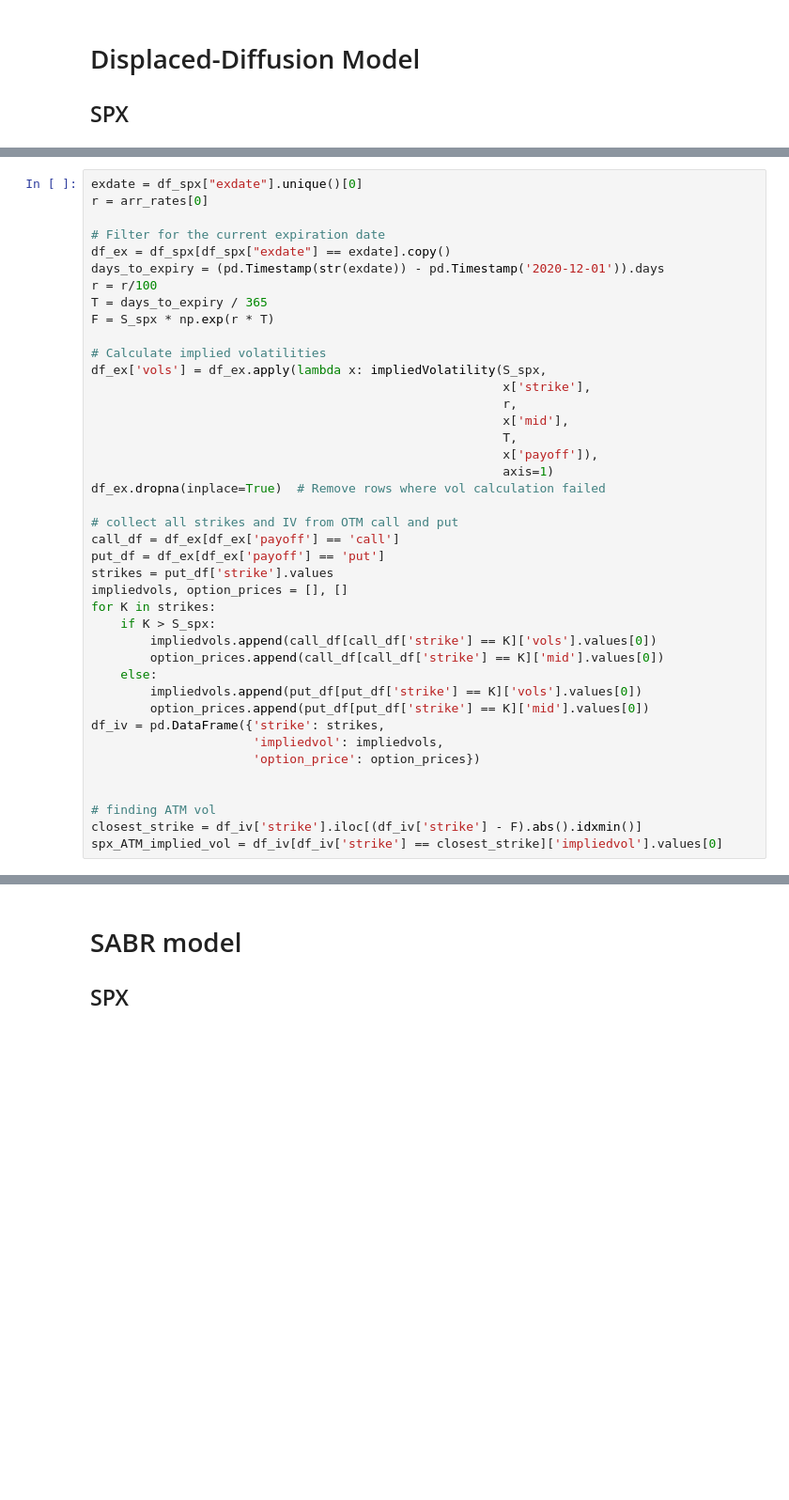
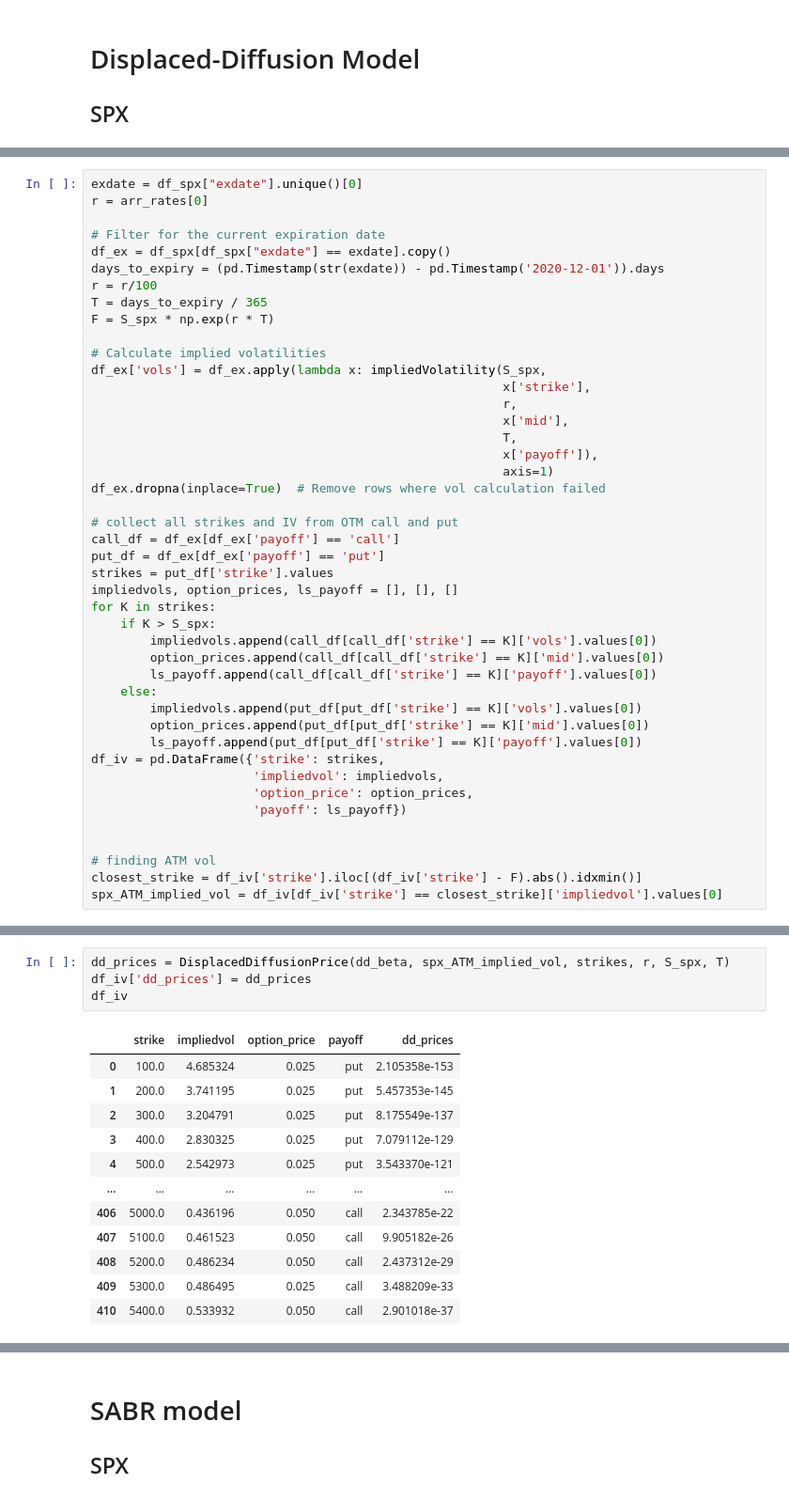
Before and after one commit to changjulian17/mqf_practice, a Jupyter notebook: QF620_Stochastic Modelling_in_Finance/Project/Part2_v3.ipynb, the cells around one changed output, grey strips where cells are left out. Shown at 94% size. Saved outputs shown, nothing was run; the diff lists cells and outputs as text; blank space fills up the shorter version.

```diff
--- a/QF620_Stochastic Modelling_in_Finance/Project/Part2_v3.ipynb
+++ b/QF620_Stochastic Modelling_in_Finance/Project/Part2_v3.ipynb
@@ -346,17 +361,20 @@ df_ex.dropna(inplace=True)  # Remove rows where vol calculation failed
 call_df = df_ex[df_ex['payoff'] == 'call']
 put_df = df_ex[df_ex['payoff'] == 'put']
 strikes = put_df['strike'].values
-impliedvols, option_prices = [], []
+impliedvols, option_prices, ls_payoff = [], [], []
 for K in strikes:
     if K > S_spx:
         impliedvols.append(call_df[call_df['strike'] == K]['vols'].values[0])
         option_prices.append(call_df[call_df['strike'] == K]['mid'].values[0])
+        ls_payoff.append(call_df[call_df['strike'] == K]['payoff'].values[0])
     else:
         impliedvols.append(put_df[put_df['strike'] == K]['vols'].values[0])
         option_prices.append(put_df[put_df['strike'] == K]['mid'].values[0])
+        ls_payoff.append(put_df[put_df['strike'] == K]['payoff'].values[0])
 df_iv = pd.DataFrame({'strike': strikes,
                       'impliedvol': impliedvols,
-                      'option_price': option_prices})
+                      'option_price': option_prices,
+                      'payoff': ls_payoff})
 
 
 # finding ATM vol
@@ -392,0 +399,17 @@ ValueError: Length of values (1) does not match length of index (411)
+# %%
+dd_prices = DisplacedDiffusionPrice(dd_beta, spx_ATM_implied_vol, strikes, r, S_spx, T)
+df_iv['dd_prices'] = dd_prices
+df_iv
+# %% [output]
+|  | strike | impliedvol | option_price | payoff | dd_prices |
+| 0 | 100.0 | 4.685324 | 0.025 | put | 2.105358e-153 |
+| 1 | 200.0 | 3.741195 | 0.025 | put | 5.457353e-145 |
+| 2 | 300.0 | 3.204791 | 0.025 | put | 8.175549e-137 |
+| 3 | 400.0 | 2.830325 | 0.025 | put | 7.079112e-129 |
+| 4 | 500.0 | 2.542973 | 0.025 | put | 3.543370e-121 |
+| ... | ... | ... | ... | ... | ... |
+| 406 | 5000.0 | 0.436196 | 0.050 | call | 2.343785e-22 |
+| 407 | 5100.0 | 0.461523 | 0.050 | call | 9.905182e-26 |
+| 408 | 5200.0 | 0.486234 | 0.050 | call | 2.437312e-29 |
+| 409 | 5300.0 | 0.486495 | 0.025 | call | 3.488209e-33 |
+| 410 | 5400.0 | 0.533932 | 0.050 | call | 2.901018e-37 |
```
Also changed, not shown: parts of 14 cells of this notebook, 2 other files.
